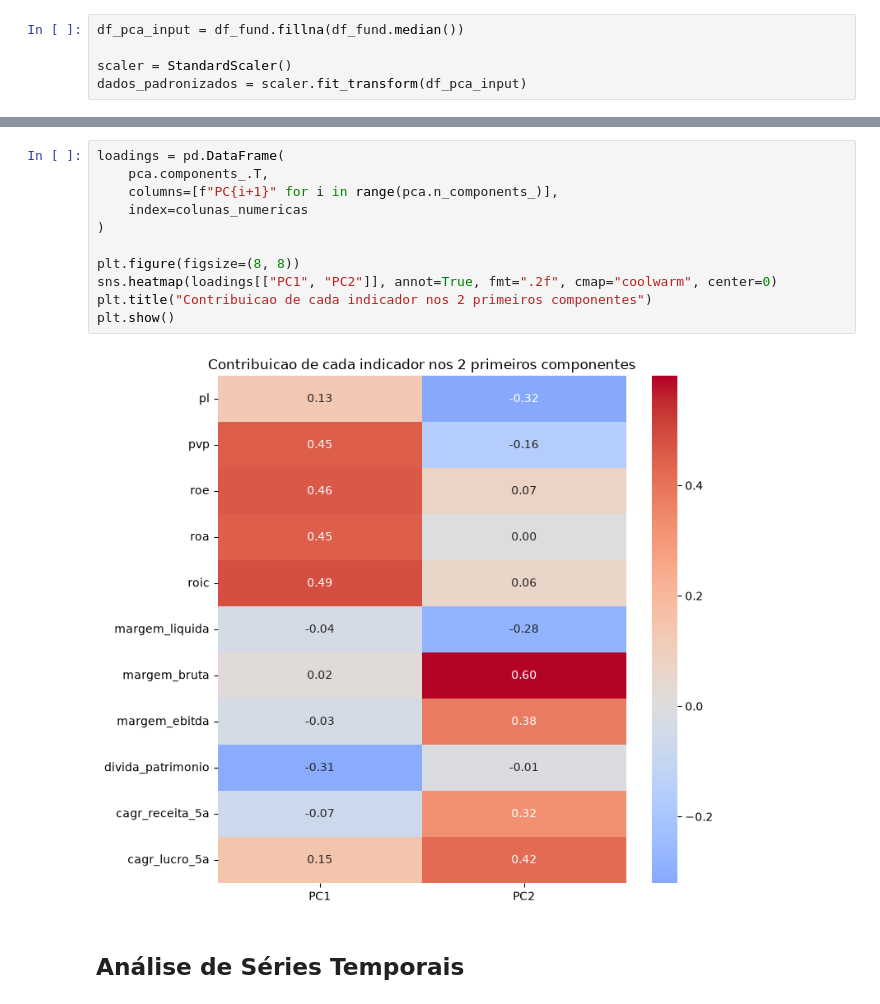
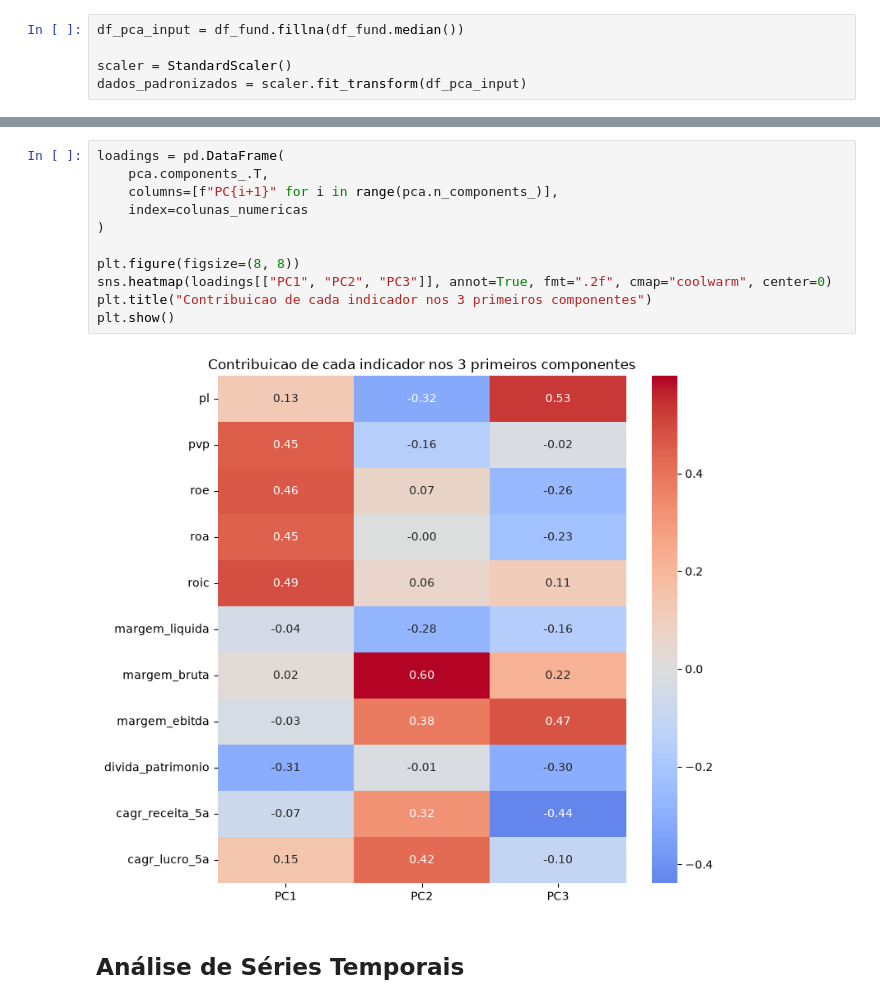
Before and after one commit to mrwtek/score-acoes-b3, a Jupyter notebook: notebooks/analise.ipynb, the cells around one changed output, grey strips where cells are left out. Cells and saved outputs as stored; diff of their text form.

```diff
--- a/notebooks/analise.ipynb
+++ b/notebooks/analise.ipynb
@@ -144,16 +150,16 @@ plt.show()
 # %%
 loadings = pd.DataFrame(
     pca.components_.T,
     columns=[f"PC{i+1}" for i in range(pca.n_components_)],
     index=colunas_numericas
 )
 
 plt.figure(figsize=(8, 8))
-sns.heatmap(loadings[["PC1", "PC2"]], annot=True, fmt=".2f", cmap="coolwarm", center=0)
-plt.title("Contribuicao de cada indicador nos 2 primeiros componentes")
+sns.heatmap(loadings[["PC1", "PC2", "PC3"]], annot=True, fmt=".2f", cmap="coolwarm", center=0)
+plt.title("Contribuicao de cada indicador nos 3 primeiros componentes")
 plt.show()
 # %% [output]
-[figure, old version]
+[figure, new version]
 # %% [markdown]
 ## Análise de Séries Temporais
 # %%
```
Also changed, not shown: parts of 12 cells of this notebook.
